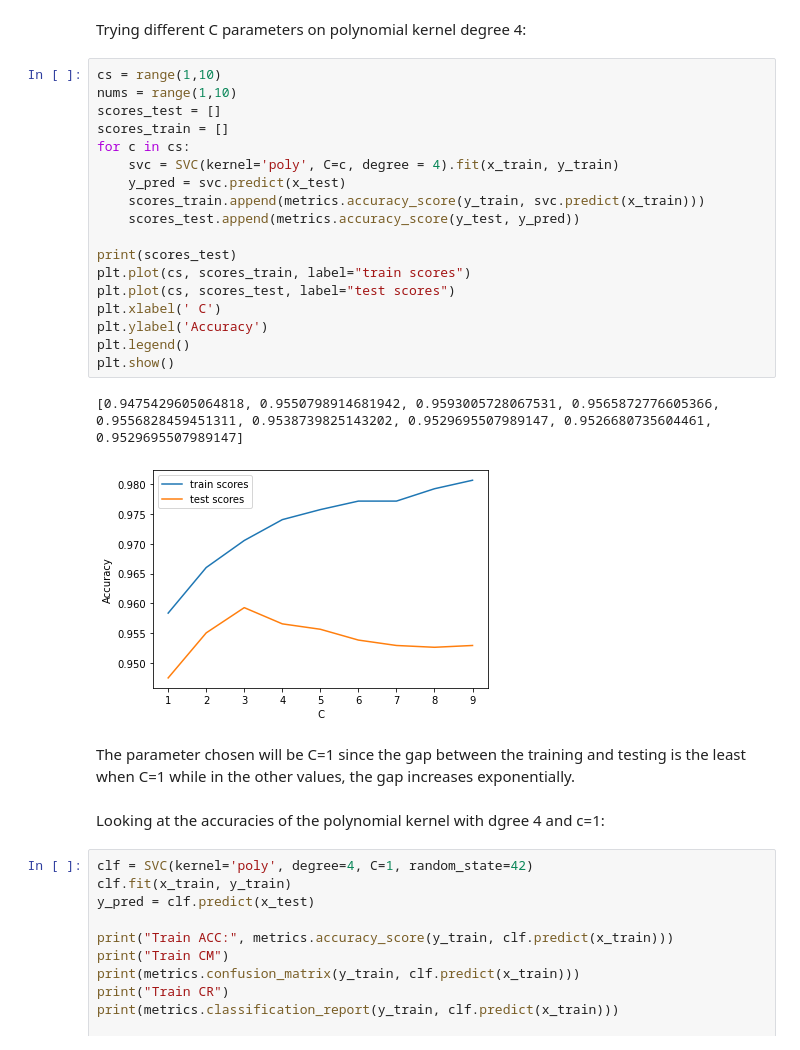
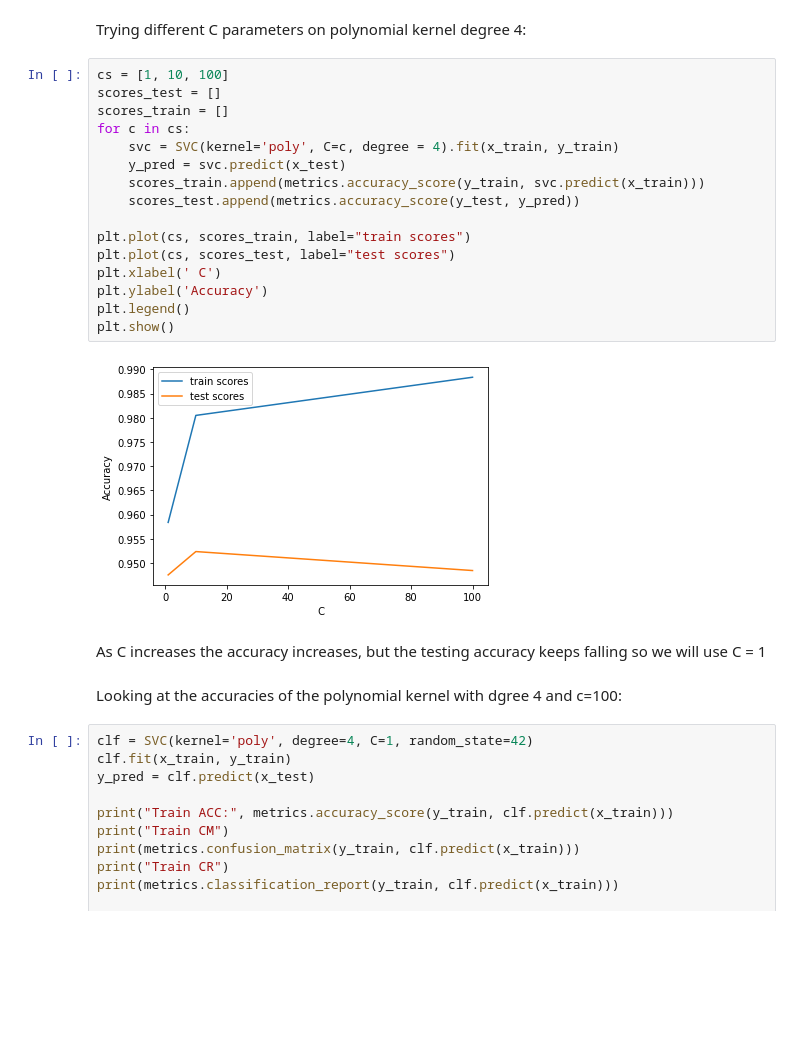
Before and after one commit to OdyAsh/ml-problems, a Jupyter notebook: Assignment 2/Farah 194233/PhishingWebsites - WeakLearners.ipynb, the cells around one changed output. Saved outputs shown, nothing was run; the diff lists cells and outputs as text; blank space fills up the shorter version.

```diff
--- a/Assignment 2/Farah 194233/PhishingWebsites - WeakLearners.ipynb
+++ b/Assignment 2/Farah 194233/PhishingWebsites - WeakLearners.ipynb
@@ -171,30 +173,27 @@ Looking in the plot above, we will see that degree 4 performs best an it is clos
 # %% [markdown]
 Trying different C parameters on polynomial kernel degree 4:
 # %%
-cs = range(1,10)
-nums = range(1,10)
+cs = [1, 10, 100]
 scores_test = []
 scores_train = []
 for c in cs:
     svc = SVC(kernel='poly', C=c, degree = 4).fit(x_train, y_train)
     y_pred = svc.predict(x_test)
     scores_train.append(metrics.accuracy_score(y_train, svc.predict(x_train)))
     scores_test.append(metrics.accuracy_score(y_test, y_pred))
 
-print(scores_test)
 plt.plot(cs, scores_train, label="train scores")
 plt.plot(cs, scores_test, label="test scores")
 plt.xlabel(' C')
 plt.ylabel('Accuracy')
 plt.legend()
 plt.show()
 # %% [output]
-[0.9475429605064818, 0.9550798914681942, 0.9593005728067531, 0.9565872776605366, 0.9556828459451311, 0.9538739825143202, 0.9529695507989147, 0.9526680735604461, 0.9529695507989147]
-[figure, old version]
+[figure, new version]
-# %% [markdown]
-The parameter chosen will be C=1 since the gap between the training and testing is the least when C=1 while in the other values, the gap increases exponentially.
+# %% [markdown]
+As C increases the accuracy increases, but the testing accuracy keeps falling so we will use C = 1
 # %% [markdown]
-Looking at the accuracies of the polynomial kernel with dgree 4 and c=1:
+Looking at the accuracies of the polynomial kernel with dgree 4 and c=100:
 # %%
 clf = SVC(kernel='poly', degree=4, C=1, random_state=42)
 clf.fit(x_train, y_train)
```
Also changed, not shown: parts of 28 cells of this notebook.
